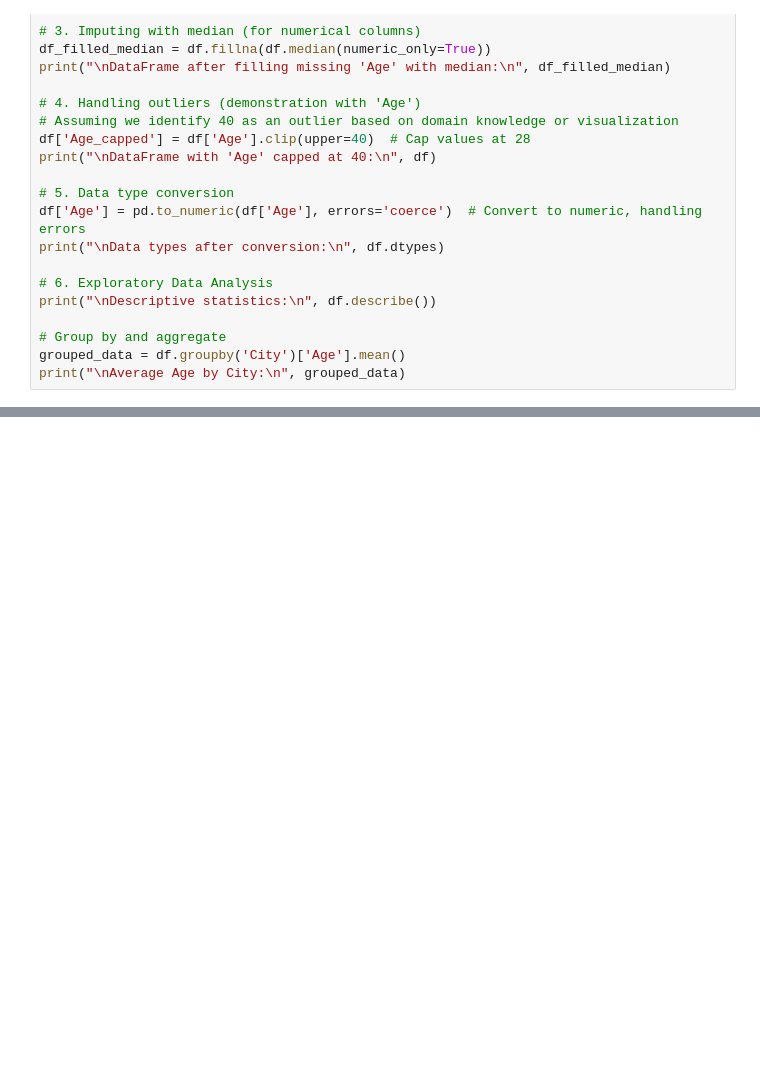
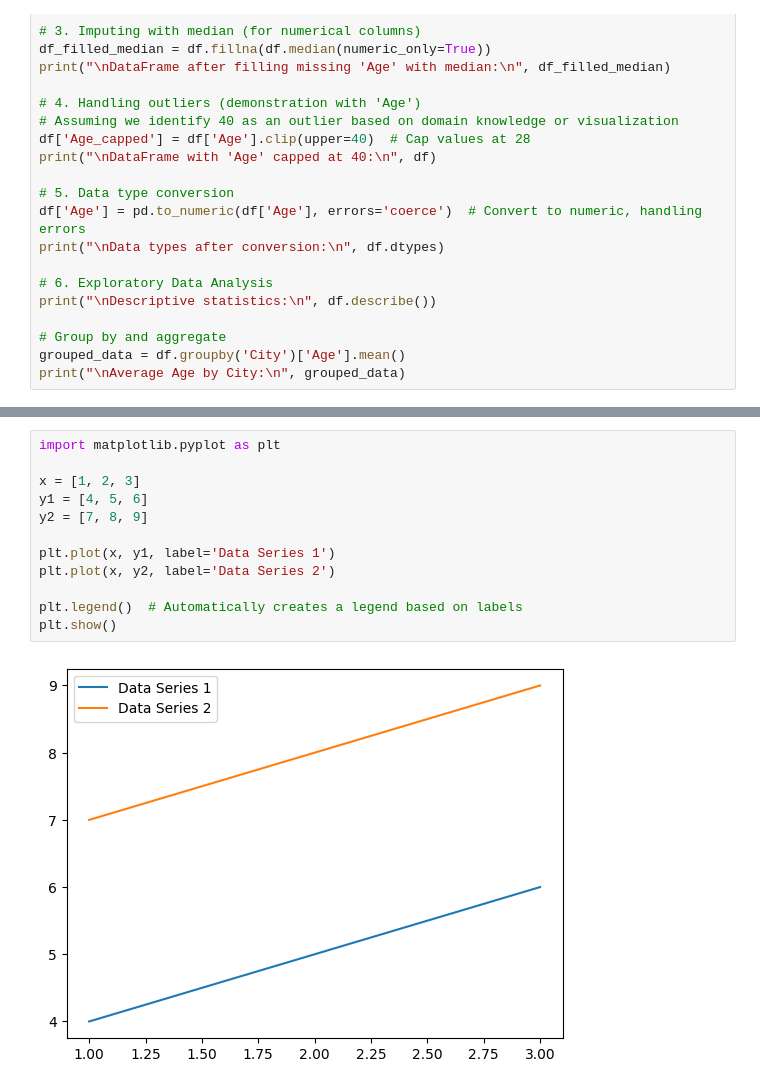
Before and after one commit to Douglas-Christian/coursera-python, a Jupyter notebook: Pandas.ipynb, the cells around one changed output, grey strips where cells are left out. Drawn from its saved outputs; the diff is of its cells as text; blank space fills up the shorter version.

```diff
--- a/Pandas.ipynb
+++ b/Pandas.ipynb
@@ -267,0 +314,14 @@ print("\nAverage Age by City:\n", grouped_data)
+# %%
+import matplotlib.pyplot as plt
+
+x = [1, 2, 3]
+y1 = [4, 5, 6]
+y2 = [7, 8, 9]
+
+plt.plot(x, y1, label='Data Series 1')
+plt.plot(x, y2, label='Data Series 2')
+
+plt.legend()  # Automatically creates a legend based on labels
+plt.show()
+# %% [output]
+[figure, added]
```
Also changed, not shown: parts of 3 cells of this notebook.
